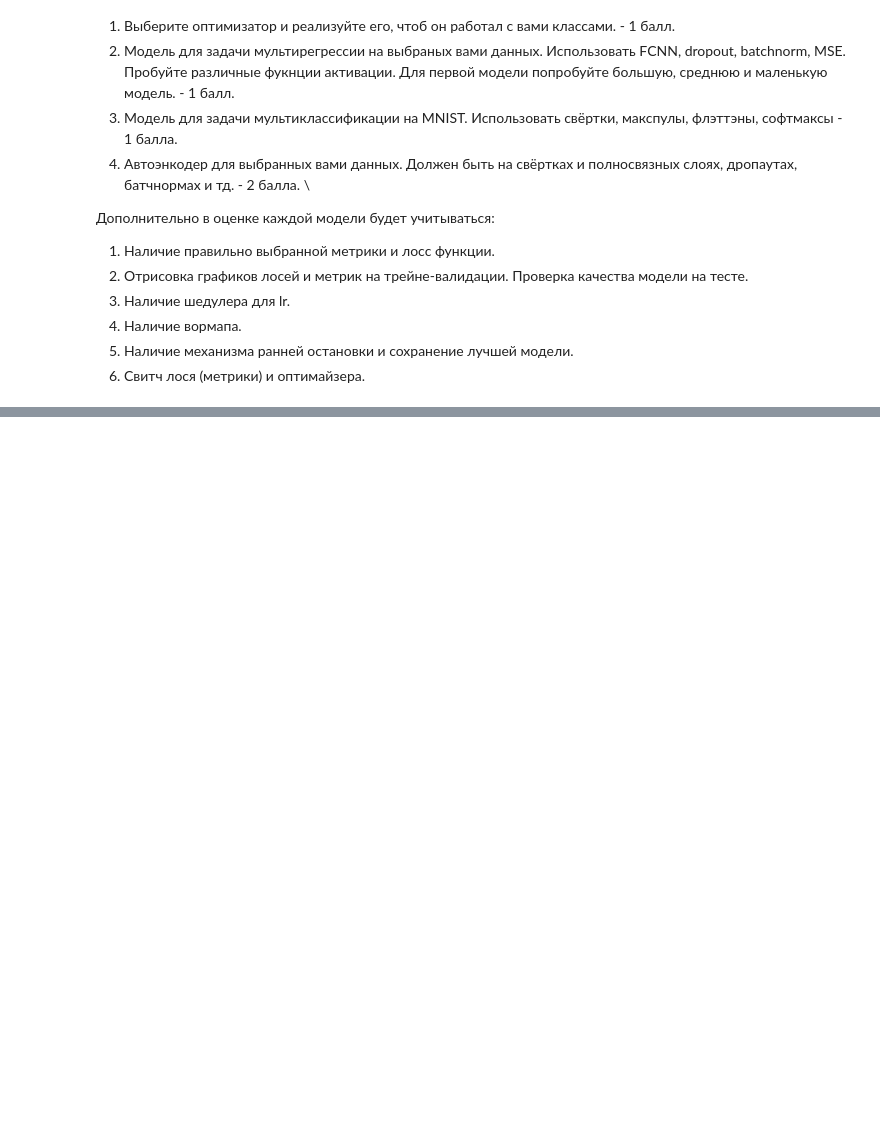
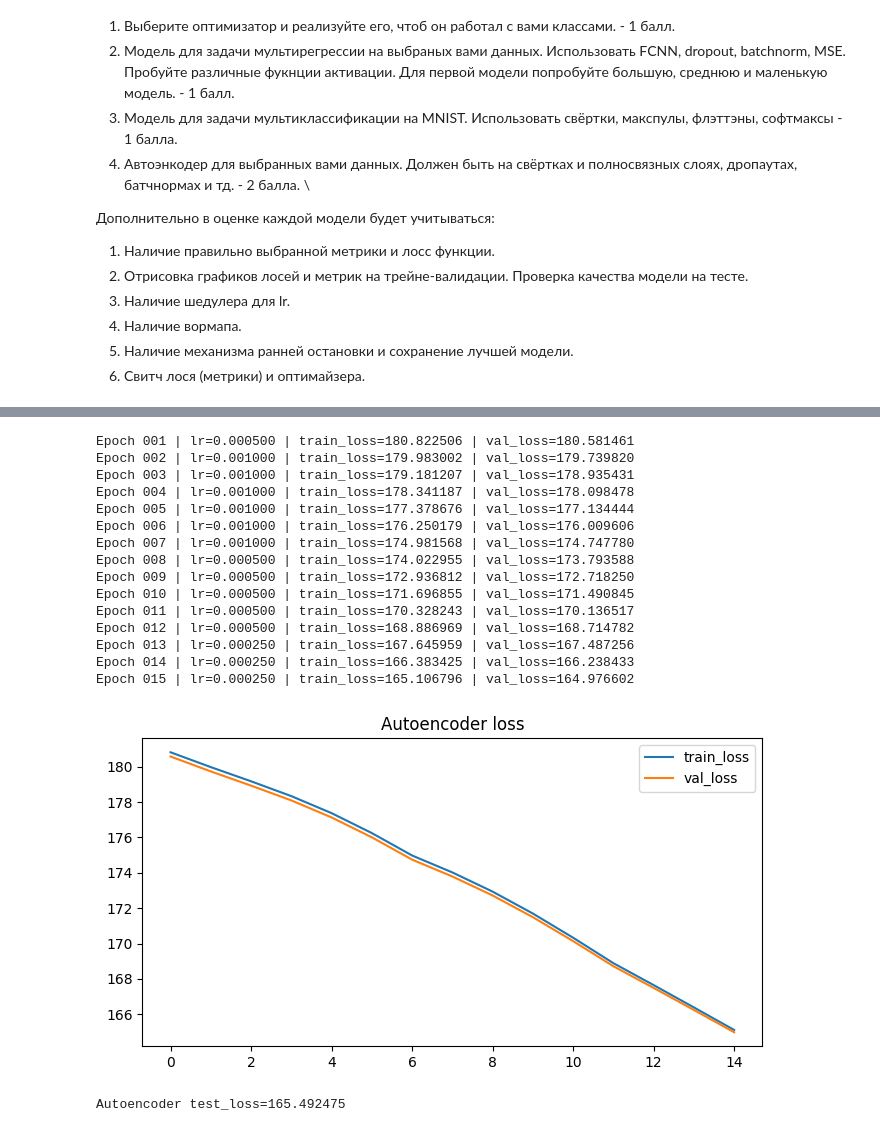
Before and after one commit to lanmorive/dl_homework, a Jupyter notebook: homework_modules.ipynb, the cells around one changed output, grey strips where cells are left out. Saved outputs shown, nothing was run; the diff lists cells and outputs as text; code cells hidden in the pictures; blank space fills up the shorter version.

```diff
--- a/homework_modules.ipynb
+++ b/homework_modules.ipynb
@@ -1167,0 +1888,13 @@ class ClassNLLCriterion(Criterion):
+# %%
+class Sigmoid(Module):
+    def updateOutput(self, input):
+        self.output = 1.0 / (1.0 + np.exp(-input))
+        return self.output
+
+    def updateGradInput(self, input, gradOutput):
+        sig = self.output
+        self.gradInput = gradOutput * sig * (1.0 - sig)
+        return self.gradInput
+
+    def __repr__(self):
+        return "Sigmoid"
@@ -1167,0 +2099,52 @@ class ClassNLLCriterion(Criterion):
+# %%
+autoencoder = AutoEncoder(latent_dim=32, dropout_p=0.2)
+ae_optimizer = Adam(autoencoder, lr=1e-3, weight_decay=1e-5)
+ae_scheduler = WarmupThenStepScheduler(
+    ae_optimizer, base_lr=1e-3, warmup_epochs=2, step_size=5, gamma=0.5
+)
+ae_early_stopping = EarlyStopping(patience=4, mode="min")
+ae_criterion = MSECriterion()
+
+ae_history = train_autoencoder(
+    autoencoder,
+    ae_optimizer,
+    ae_criterion,
+    X_train_mnist,
+    X_val_mnist,
+    epochs=15,
+    batch_size=128,
+    scheduler=ae_scheduler,
+    early_stopping=ae_early_stopping,
+    best_model_path="best_autoencoder.pkl",
+)
+
+plt.figure(figsize=(8, 4))
+plt.plot(ae_history["train_loss"], label="train_loss")
+plt.plot(ae_history["val_loss"], label="val_loss")
+plt.title("Autoencoder loss")
+plt.legend()
+plt.show()
+# %% [output]
+Epoch 001 | lr=0.000500 | train_loss=180.822506 | val_loss=180.581461
+Epoch 002 | lr=0.001000 | train_loss=179.983002 | val_loss=179.739820
+Epoch 003 | lr=0.001000 | train_loss=179.181207 | val_loss=178.935431
+Epoch 004 | lr=0.001000 | train_loss=178.341187 | val_loss=178.098478
+Epoch 005 | lr=0.001000 | train_loss=177.378676 | val_loss=177.134444
+Epoch 006 | lr=0.001000 | train_loss=176.250179 | val_loss=176.009606
+Epoch 007 | lr=0.001000 | train_loss=174.981568 | val_loss=174.747780
+Epoch 008 | lr=0.000500 | train_loss=174.022955 | val_loss=173.793588
+Epoch 009 | lr=0.000500 | train_loss=172.936812 | val_loss=172.718250
+Epoch 010 | lr=0.000500 | train_loss=171.696855 | val_loss=171.490845
+Epoch 011 | lr=0.000500 | train_loss=170.328243 | val_loss=170.136517
+Epoch 012 | lr=0.000500 | train_loss=168.886969 | val_loss=168.714782
+Epoch 013 | lr=0.000250 | train_loss=167.645959 | val_loss=167.487256
+Epoch 014 | lr=0.000250 | train_loss=166.383425 | val_loss=166.238433
+Epoch 015 | lr=0.000250 | train_loss=165.106796 | val_loss=164.976602
+[figure, added]
+# %%
+autoencoder.evaluate()
+ae_test_recon = autoencoder.forward(X_test_mnist[:2048])
+ae_test_loss = ae_criterion.forward(ae_test_recon, X_test_mnist[:2048])
+print(f"Autoencoder test_loss={ae_test_loss:.6f}")
+# %% [output]
+Autoencoder test_loss=165.492475
```
Also changed, not shown: parts of 17 cells of this notebook, 1 other file.
